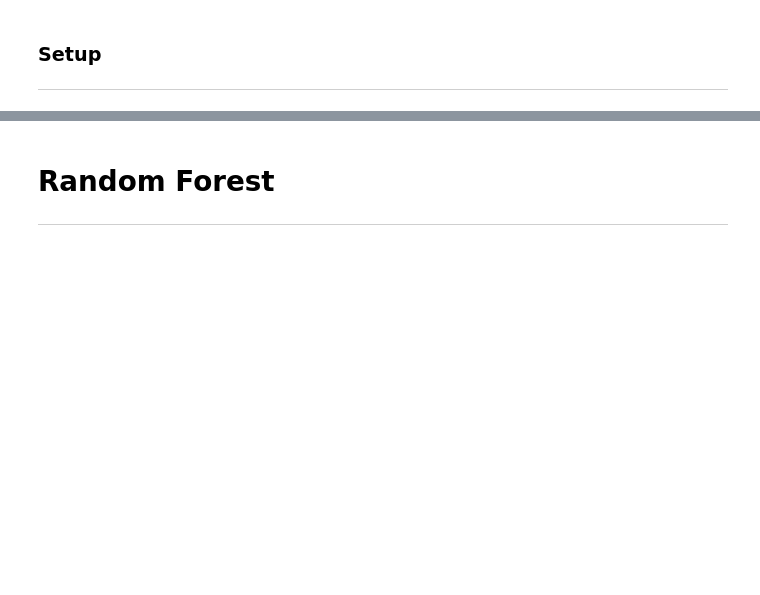
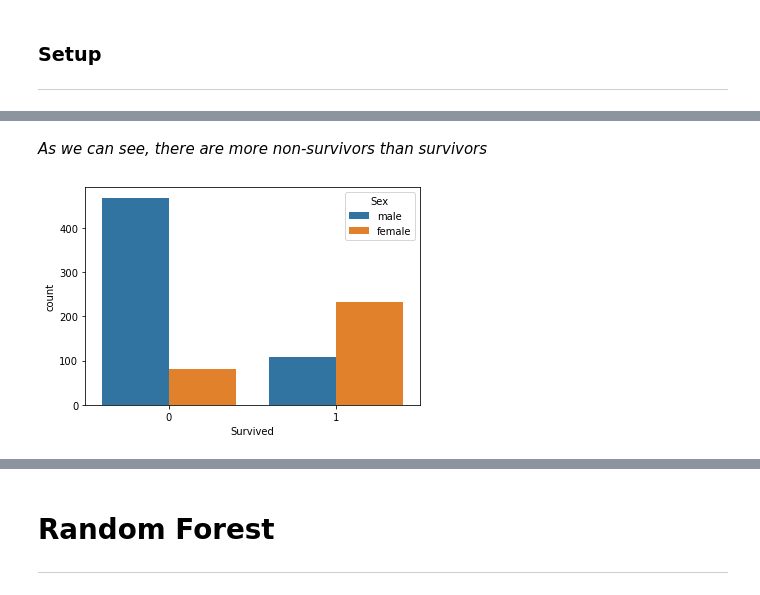
Before and after one commit to wojtekpogo/emerging-technologies, a Jupyter notebook: scikit-learn.ipynb, the cells around one changed output, grey strips where cells are left out. Saved outputs shown, nothing was run; the diff lists cells and outputs as text; code cells hidden in the pictures; blank space fills up the shorter version.

```diff
--- a/scikit-learn.ipynb
+++ b/scikit-learn.ipynb
@@ -306,0 +330,7 @@ plt.grid(linestyle='-', linewidth=0.2)
+# %% [markdown]
+*As we can see, there are more non-survivors than survivors*
+# %%
+sns.countplot(x='Survived', hue='Sex', data=data)
+plt.show()
+# %% [output]
+[figure, added]
```
Also changed, not shown: parts of 73 cells of this notebook, 1 other file.
